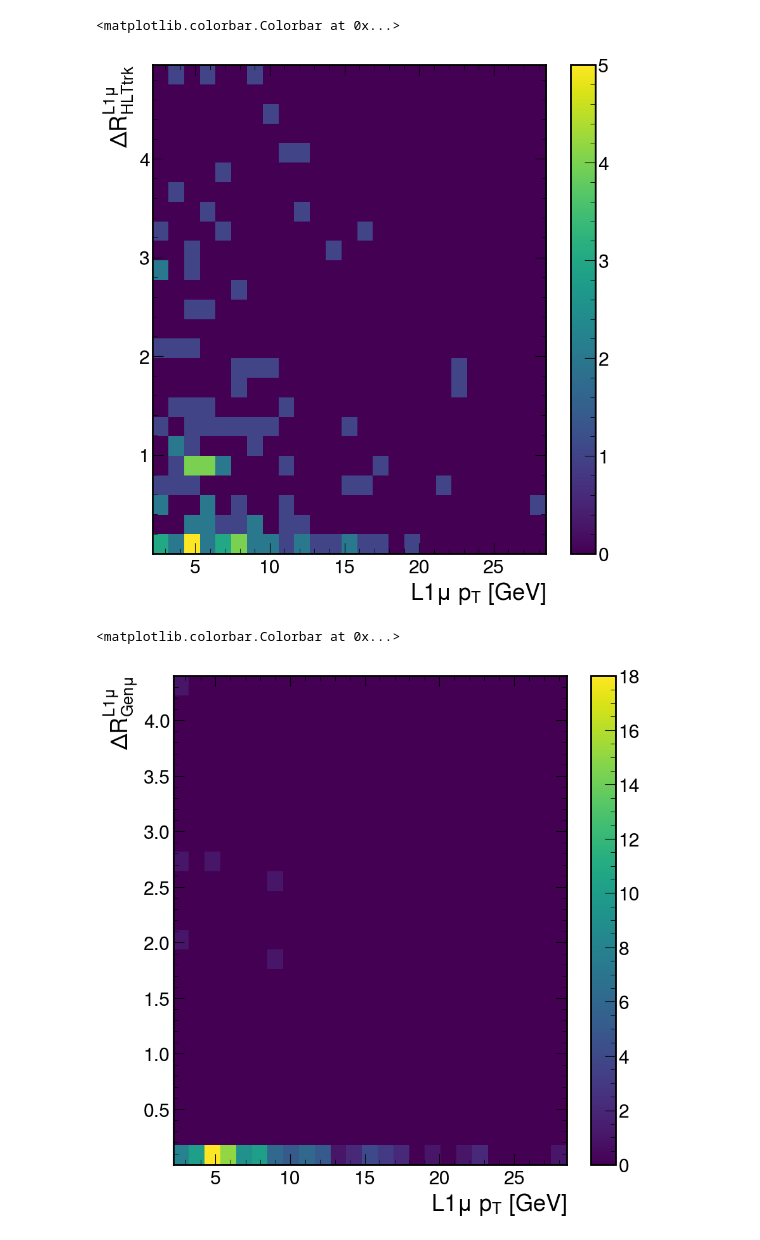
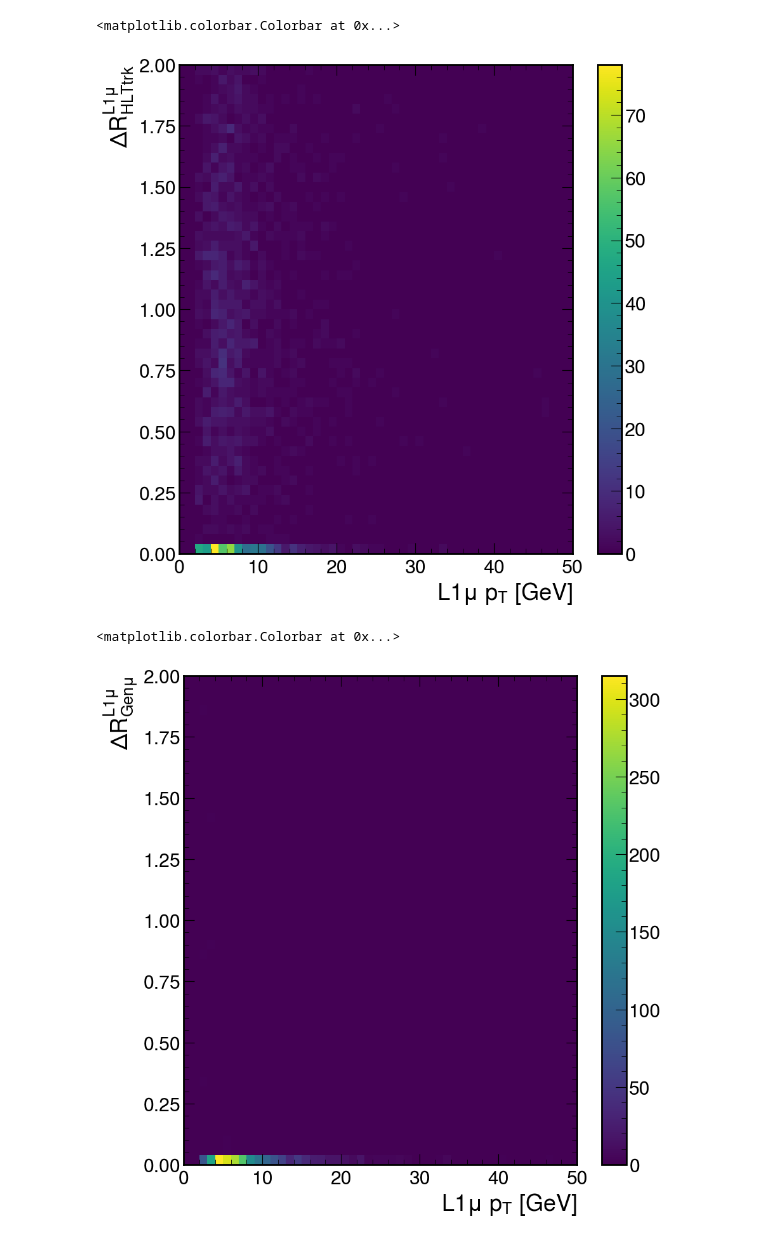
Before and after one commit to tcoulvert/L1-MTD, a Jupyter notebook: basic_root_analyzer.ipynb, the cells around one changed output. Saved outputs shown, nothing was run; the diff lists cells and outputs as text; code cells hidden in the pictures.

```diff
--- a/basic_root_analyzer.ipynb
+++ b/basic_root_analyzer.ipynb
@@ -68,7 +70,7 @@ hlttk
 # %%
 genpart = ak.zip({
-    field.replace('GenPart_', ''): ROOT_FILE[field].array()
-    for field in field_regex(lambda field: re.match('GenPart_', field) is not None, ROOT_FILE.keys())
+    field.replace('GenPart_', ''): ROOT_FILE[field]
+    for field in field_regex(lambda field: re.match('GenPart_', field) is not None, ROOT_FILE.fields)
 }, with_name='Momentum4D')
 genpart
 # %% [output]
@@ -78,9 +80,7 @@ genmu = genpart[
     (np.abs(genpart['pdgId']) == 13) & (
         (np.abs(genpart[genpart['genPartIdxMother']]['pdgId']) == 22) |  # photon
         (np.abs(genpart[genpart['genPartIdxMother']]['pdgId']) == 23)    # Z
-    ) & (
-        (genpart['status'] > 20) & (genpart['status'] < 40)
-    )
+    ) & ((genpart['statusFlags'] & 128) == 128)
 ]
 genmu
 # %% [output]
@@ -88,7 +88,7 @@ genmu
 # %%
 l1vtx = ak.zip({
-    field.replace('L1PV_', ''): ROOT_FILE[field].array()
-    for field in field_regex(lambda field: re.match('L1PV_', field) is not None, ROOT_FILE.keys())
+    field.replace('L1PV_', ''): ROOT_FILE[field]
+    for field in field_regex(lambda field: re.match('L1PV_', field) is not None, ROOT_FILE.fields)
 })
 l1vtx
 # %% [output]
@@ -96,7 +96,7 @@ l1vtx
 # %%
 hltvtx = ak.zip({
-    field.replace('hltPrimaryVertex4D_', ''): ROOT_FILE[field].array()
-    for field in field_regex(lambda field: re.match('hltPrimaryVertex4D_', field) is not None, ROOT_FILE.keys())
+    field.replace('hltPrimaryVertex4D_', ''): ROOT_FILE[field]
+    for field in field_regex(lambda field: re.match('hltPrimaryVertex4D_', field) is not None, ROOT_FILE.fields)
 }, with_name='Momentum4D')
 hltvtx
 # %% [output]
@@ -135,21 +135,21 @@ print(f'5) N. events after previous and at least 1 Gen-mu from gamma/Z: {np.sum(
 # %%
 l1mu_hlttk_minDR = ak.firsts(ak.sort(nb_DR(l1mu, good_hlttk, ak.ArrayBuilder()).snapshot(), axis=-1), axis=-1)
-_, _, _, im = plt.hist2d(ak.to_numpy(ak.flatten(l1mu.pt[event_mask])), ak.to_numpy(ak.flatten(l1mu_hlttk_minDR[event_mask])), bins=(25, 25))
+_, _, _, im = plt.hist2d(ak.to_numpy(ak.flatten(l1mu.pt[event_mask])), ak.to_numpy(ak.flatten(l1mu_hlttk_minDR[event_mask])), bins=(50, 50), range=((0., 50.),(0., 2.0)))
 plt.xlabel(r'$L1 \mu$ $p_T$ [GeV]')
 plt.ylabel(r'$\Delta R^{L1 \mu}_{HLT trk}$')
 plt.colorbar(im)
 # %% [output]
 <matplotlib.colorbar.Colorbar at 0x...>
-[figure, old version]
+[figure, new version]
 # %%
 l1mu_genmu_minDR = ak.firsts(ak.sort(nb_DR(l1mu, genmu, ak.ArrayBuilder()).snapshot(), axis=-1), axis=-1)
-_, _, _, im = plt.hist2d(ak.to_numpy(ak.flatten(l1mu.pt[event_mask])), ak.to_numpy(ak.flatten(l1mu_genmu_minDR[event_mask])), bins=(25, 25))
+_, _, _, im = plt.hist2d(ak.to_numpy(ak.flatten(l1mu.pt[event_mask])), ak.to_numpy(ak.flatten(l1mu_genmu_minDR[event_mask])), bins=(50, 50), range=((0., 50.),(0., 2.0)))
 plt.xlabel(r'$L1 \mu$ $p_T$ [GeV]')
 plt.ylabel(r'$\Delta R^{L1 \mu}_{Gen \mu}$')
 plt.colorbar(im)
 # %% [output]
 <matplotlib.colorbar.Colorbar at 0x...>
-[figure, old version]
+[figure, new version]
 # %%
 hltvtx_l1vtx_minDR = ak.firsts(ak.sort(nb_Dz(good_hltvtx, good_l1vtx, ak.ArrayBuilder()).snapshot(), axis=-1), axis=-1)
 _, _, _, im = plt.hist2d(ak.to_numpy(ak.flatten(good_hltvtx.x[event_mask])), ak.to_numpy(ak.flatten(hltvtx_l1vtx_minDR[event_mask])), bins=(25, 25))
```
Also changed, not shown: parts of 16 cells of this notebook, 1 other file.
